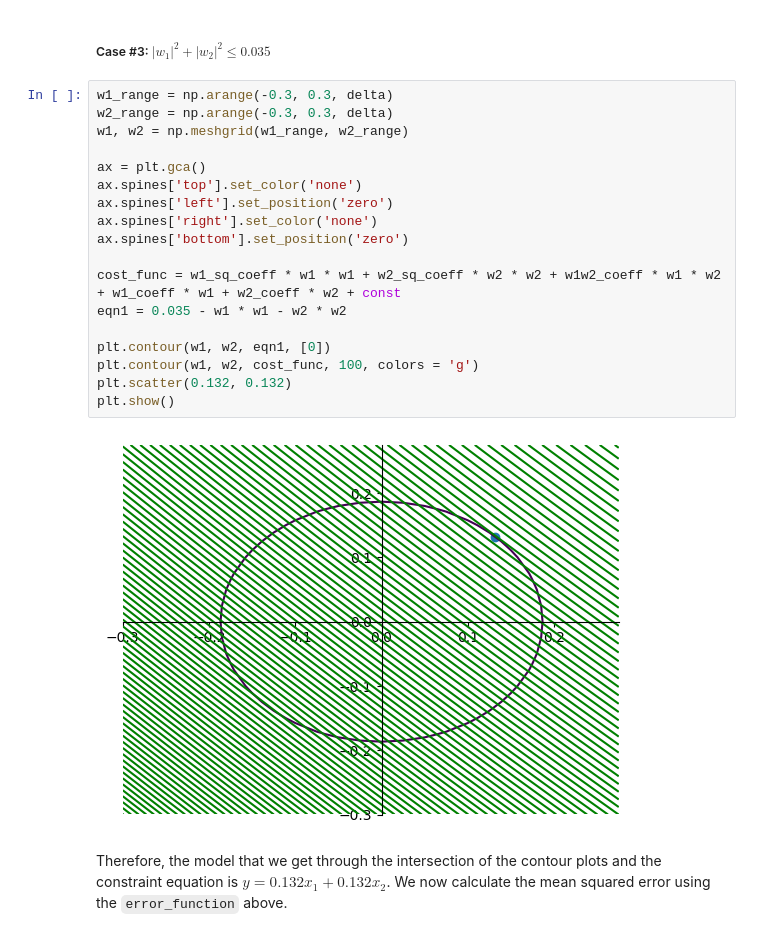
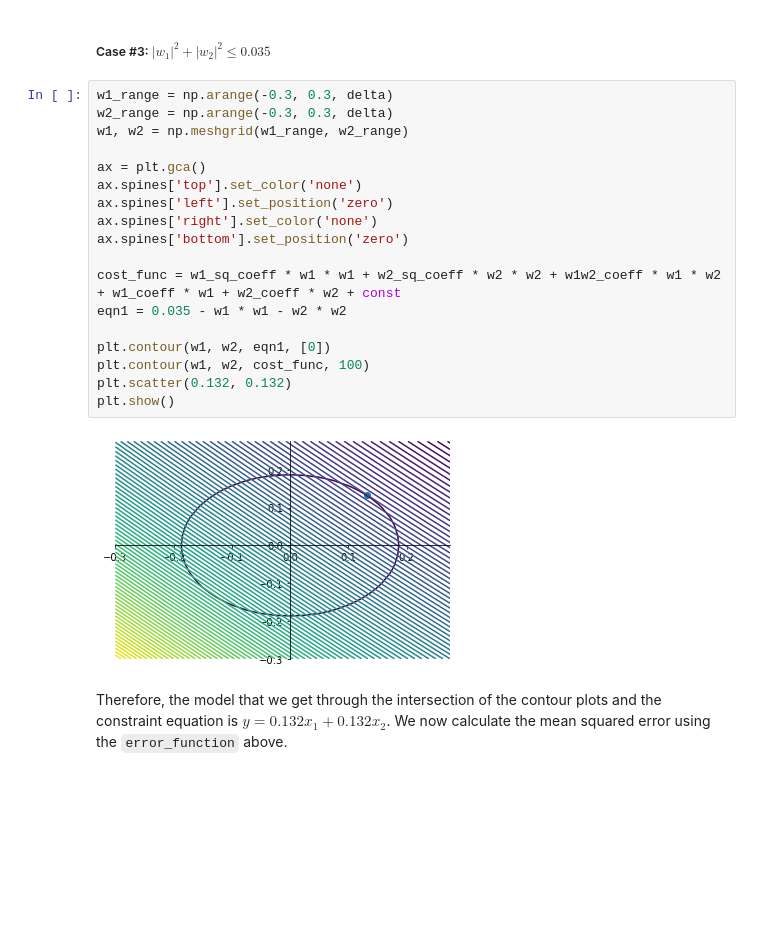
Before and after one commit to mokshith002/FODS-Assignment-1, a Jupyter notebook: 1C.ipynb, the cells around one changed output. Saved outputs shown, nothing was run; the diff lists cells and outputs as text; blank space fills up the shorter version.

```diff
--- a/1C.ipynb
+++ b/1C.ipynb
@@ -153,23 +153,23 @@ res
 # %%
 w1_range = np.arange(-0.3, 0.3, delta)
 w2_range = np.arange(-0.3, 0.3, delta)
 w1, w2 = np.meshgrid(w1_range, w2_range)
 
 ax = plt.gca()
 ax.spines['top'].set_color('none')
 ax.spines['left'].set_position('zero')
 ax.spines['right'].set_color('none')
 ax.spines['bottom'].set_position('zero')
 
 cost_func = w1_sq_coeff * w1 * w1 + w2_sq_coeff * w2 * w2 + w1w2_coeff * w1 * w2 + w1_coeff * w1 + w2_coeff * w2 + const
 eqn1 = 0.035 - w1 * w1 - w2 * w2
 
 plt.contour(w1, w2, eqn1, [0])
-plt.contour(w1, w2, cost_func, 100, colors = 'g')
+plt.contour(w1, w2, cost_func, 100)
 plt.scatter(0.132, 0.132)
 plt.show()
 # %% [output]
-[figure, old version]
+[figure, new version]
 # %% [markdown]
 Therefore, the model that we get through the intersection of the contour plots and the constraint equation is $y = 0.132x_1 + 0.132x_2$. We now calculate the mean squared error using the `error_function` above.
 # %%
```
Also changed, not shown: parts of 8 cells of this notebook, 17 other files.
